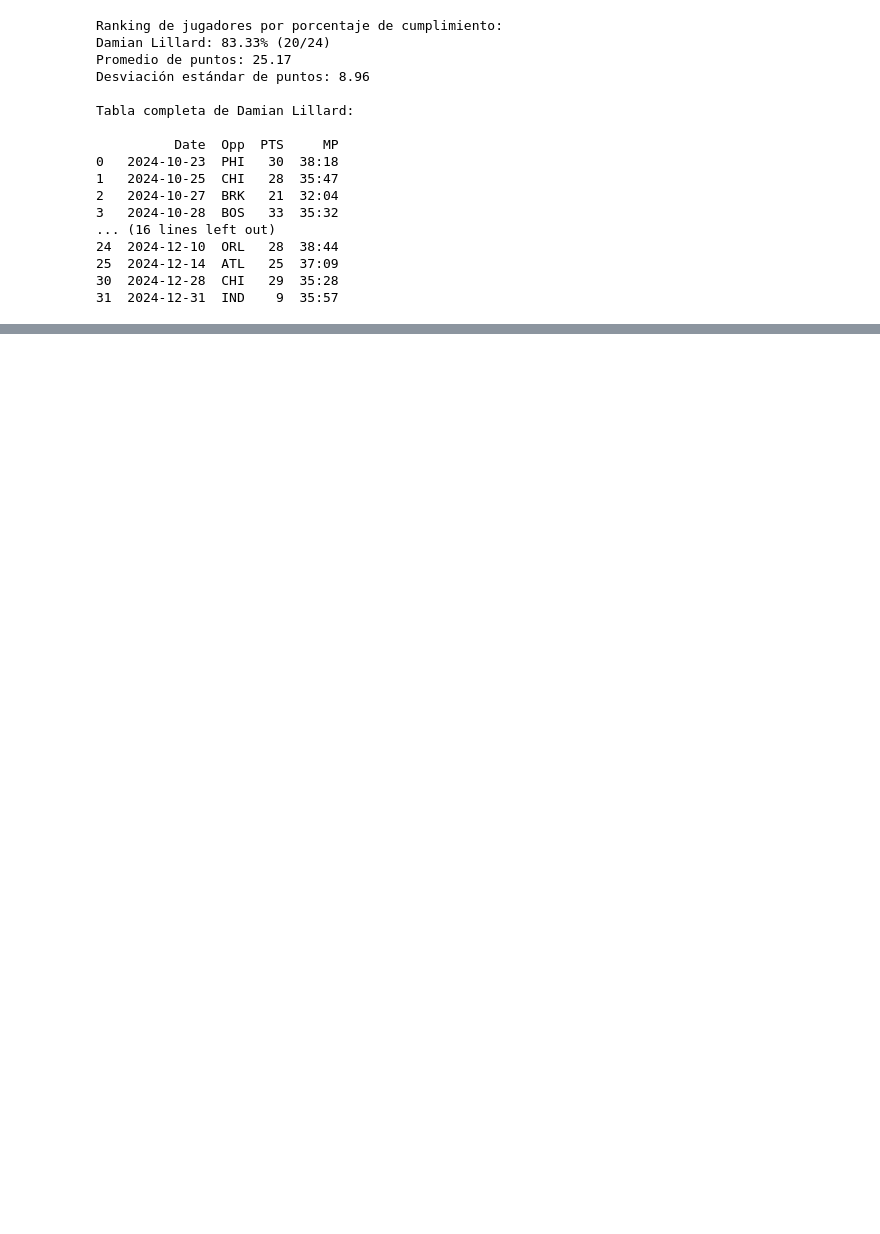
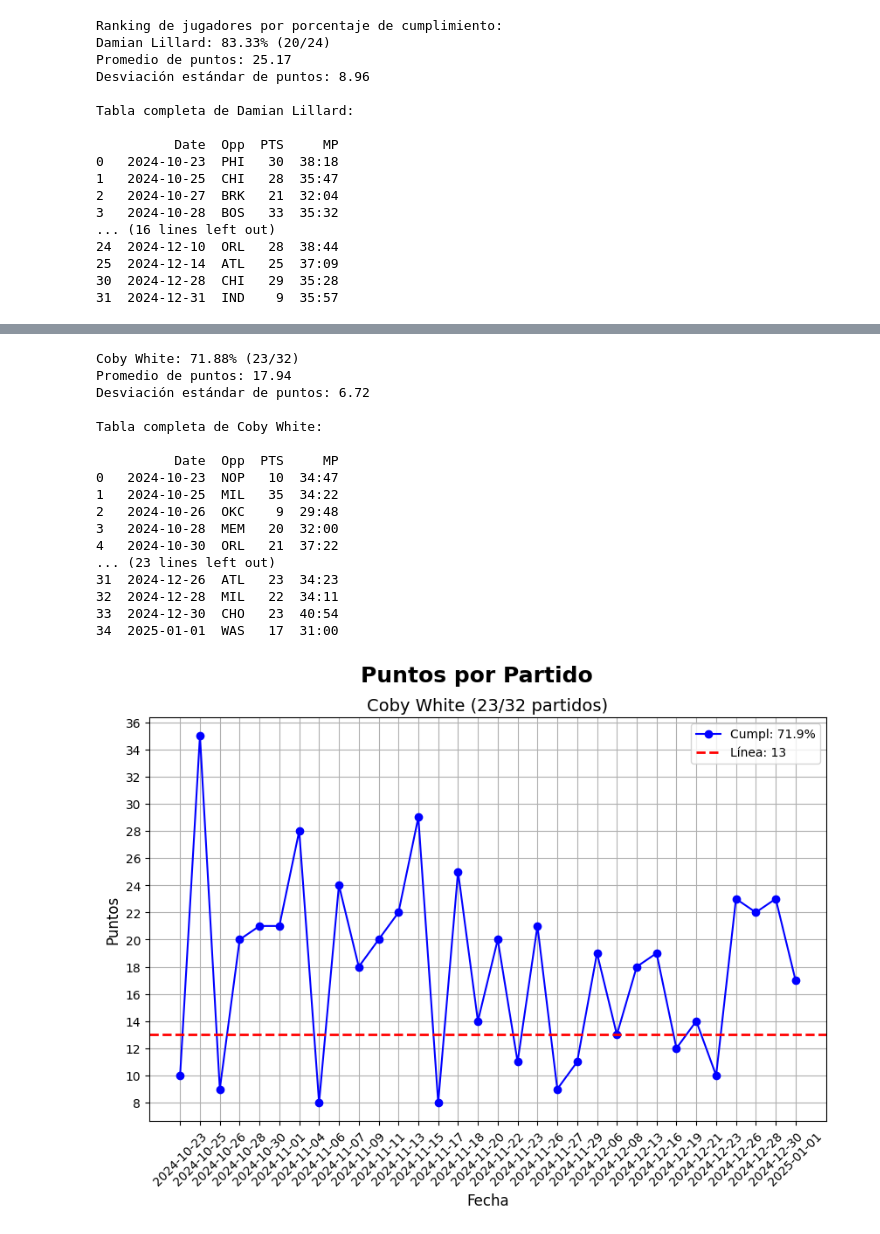
Before and after one commit to Jcervantes03/NBA-Scraping, a Jupyter notebook: ScrapingNba.ipynb, the cells around one changed output, grey strips where cells are left out. Drawn from its saved outputs; the diff is of its cells as text; code cells hidden in the pictures; blank space fills up the shorter version.

```diff
--- a/ScrapingNba.ipynb
+++ b/ScrapingNba.ipynb
@@ -1,12 +1,19 @@
 # %%
 import pandas as pd
 import matplotlib.pyplot as plt
+import ssl
+ssl._create_default_https_context = ssl._create_unverified_context
+
 
 # Jugador y su URL
 jugadores_urls = {
      "Damian Lillard": {
         "url": "https://www.basketball-reference.com/players/l/lillada01/gamelog/2025",
         "linea_apuesta": 17,
+    },
+     "Coby White": {
+        "url": "https://www.basketball-reference.com/players/w/whiteco01/gamelog/2025",
+        "linea_apuesta": 13,
     },
 }
 
@@ -89,30 +96,48 @@ for stats in estadisticas_finales:
     print(f"\nTabla completa de {stats['Jugador']}:\n")
     print(stats["Tabla"])  # Imprime la tabla completa
     graficar_datos_jugador(
         stats["Jugador"],
         stats["Tabla"],
         stats["Promedio"],
         jugadores_urls[stats["Jugador"]]["linea_apuesta"],
         stats["Total Partidos"],
         stats["Cumplidos"],
         stats["Porcentaje Cumplidos"],
     )
 # %% [output]
 Ranking de jugadores por porcentaje de cumplimiento:
 Damian Lillard: 83.33% (20/24)
 Promedio de puntos: 25.17
 Desviación estándar de puntos: 8.96
 
 Tabla completa de Damian Lillard:
 
           Date  Opp  PTS     MP
 0   2024-10-23  PHI   30  38:18
 1   2024-10-25  CHI   28  35:47
 2   2024-10-27  BRK   21  32:04
 3   2024-10-28  BOS   33  35:32
 ... (16 lines left out)
 24  2024-12-10  ORL   28  38:44
 25  2024-12-14  ATL   25  37:09
 30  2024-12-28  CHI   29  35:28
 31  2024-12-31  IND    9  35:57
 [figure]
+Coby White: 71.88% (23/32)
+Promedio de puntos: 17.94
+Desviación estándar de puntos: 6.72
+
+Tabla completa de Coby White:
+
+          Date  Opp  PTS     MP
+0   2024-10-23  NOP   10  34:47
+1   2024-10-25  MIL   35  34:22
+2   2024-10-26  OKC    9  29:48
+3   2024-10-28  MEM   20  32:00
+4   2024-10-30  ORL   21  37:22
+... (23 lines left out)
+31  2024-12-26  ATL   23  34:23
+32  2024-12-28  MIL   22  34:11
+33  2024-12-30  CHO   23  40:54
+34  2025-01-01  WAS   17  31:00
+[figure, added]
```
